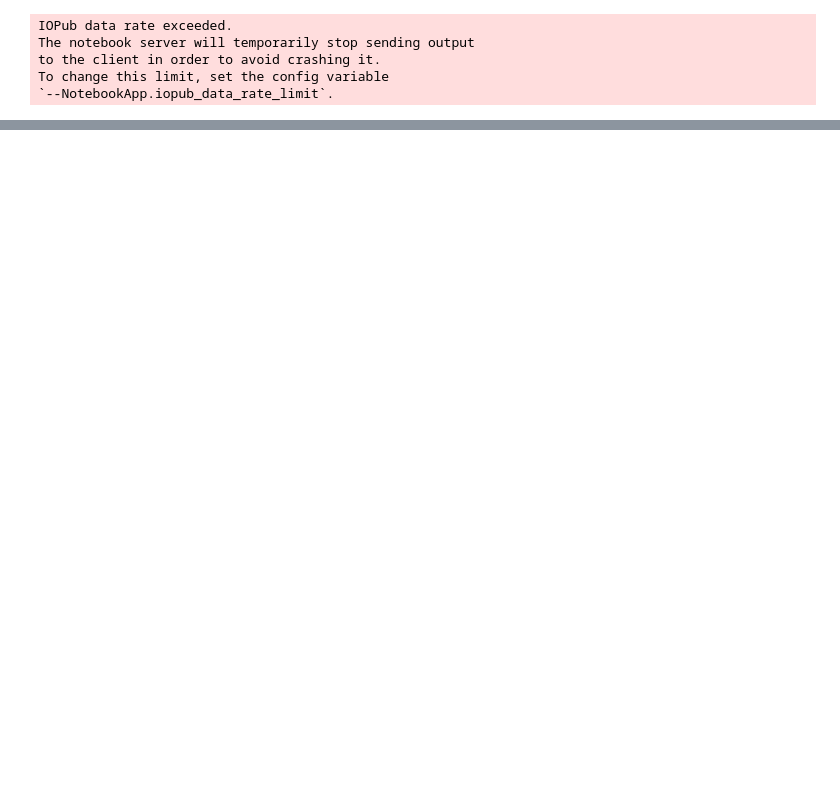
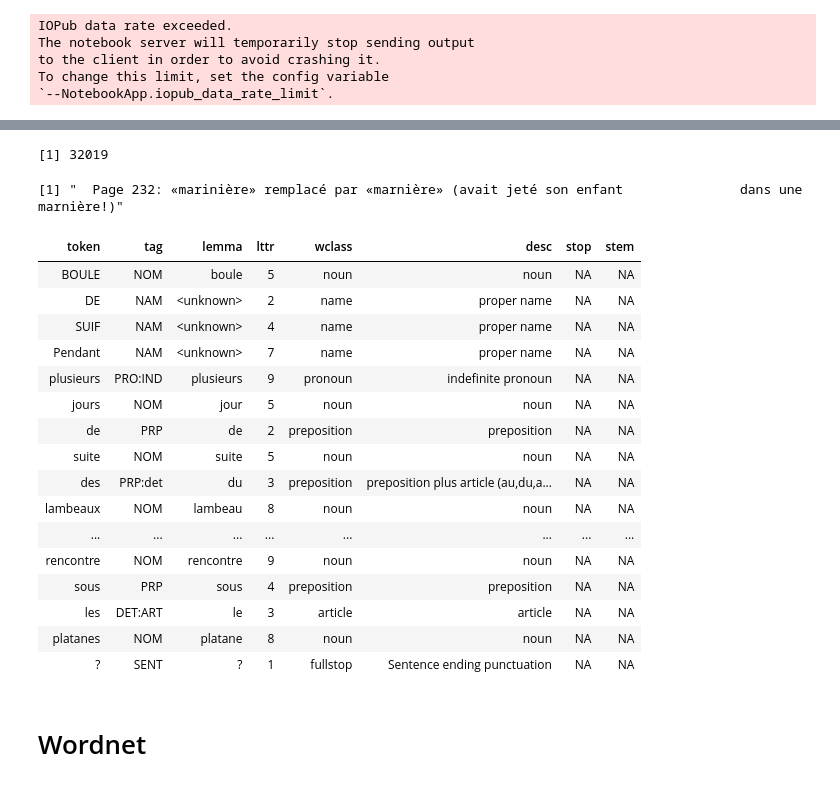
Before and after one commit to SergioPeignier/text_mining, a Jupyter notebook: Maupassant full text analysis.ipynb, the cells around one changed output, grey strips where cells are left out. Cells and saved outputs as stored; diff of their text form; code cells hidden in the pictures; blank space fills up the shorter version.

Commit message:
add wordnet interface and treetagger

```diff
--- a/Maupassant full text analysis.ipynb
+++ b/Maupassant full text analysis.ipynb
@@ -505,0 +504,33 @@ To change this limit, set the config variable
+# %%
+length(maupassant_full_text)
+maupassant_full_text[length(maupassant_full_text)]
+#maupassant_full_text[3000:length(maupassant_full_text)]
+#iconv(x, from, to,
+# %% [output]
+[1] 32019
+[1] "  Page 232: «marinière» remplacé par «marnière» (avait jeté son enfant               dans une marnière!)"
+# %%
+tagged.text <- treetag("maupassant_texte_pure_test.txt", treetagger="manual",
+    lang="fr", TT.options=list(path="~/Documents/tree-tagger-MacOSX-3.2", preset="fr"))
+# %%
+taggedText(tagged.text)
+# %% [output]
+| token | tag | lemma | lttr | wclass | desc | stop | stem |
+| BOULE | NOM | boule | 5 | noun | noun | NA | NA |
+| DE | NAM | <unknown> | 2 | name | proper name | NA | NA |
+| SUIF | NAM | <unknown> | 4 | name | proper name | NA | NA |
+| Pendant | NAM | <unknown> | 7 | name | proper name | NA | NA |
+| plusieurs | PRO:IND | plusieurs | 9 | pronoun | indefinite pronoun | NA | NA |
+| jours | NOM | jour | 5 | noun | noun | NA | NA |
+| de | PRP | de | 2 | preposition | preposition | NA | NA |
+| suite | NOM | suite | 5 | noun | noun | NA | NA |
+| des | PRP:det | du | 3 | preposition | preposition plus article (au,du,a... | NA | NA |
+| lambeaux | NOM | lambeau | 8 | noun | noun | NA | NA |
+| ... | ... | ... | ... | ... | ... | ... | ... |
+| rencontre | NOM | rencontre | 9 | noun | noun | NA | NA |
+| sous | PRP | sous | 4 | preposition | preposition | NA | NA |
+| les | DET:ART | le | 3 | article | article | NA | NA |
+| platanes | NOM | platane | 8 | noun | noun | NA | NA |
+| ? | SENT | ? | 1 | fullstop | Sentence ending punctuation | NA | NA |
+# %% [markdown]
+# Wordnet
```
Also changed, not shown: parts of 14 cells of this notebook, 3 other files.
